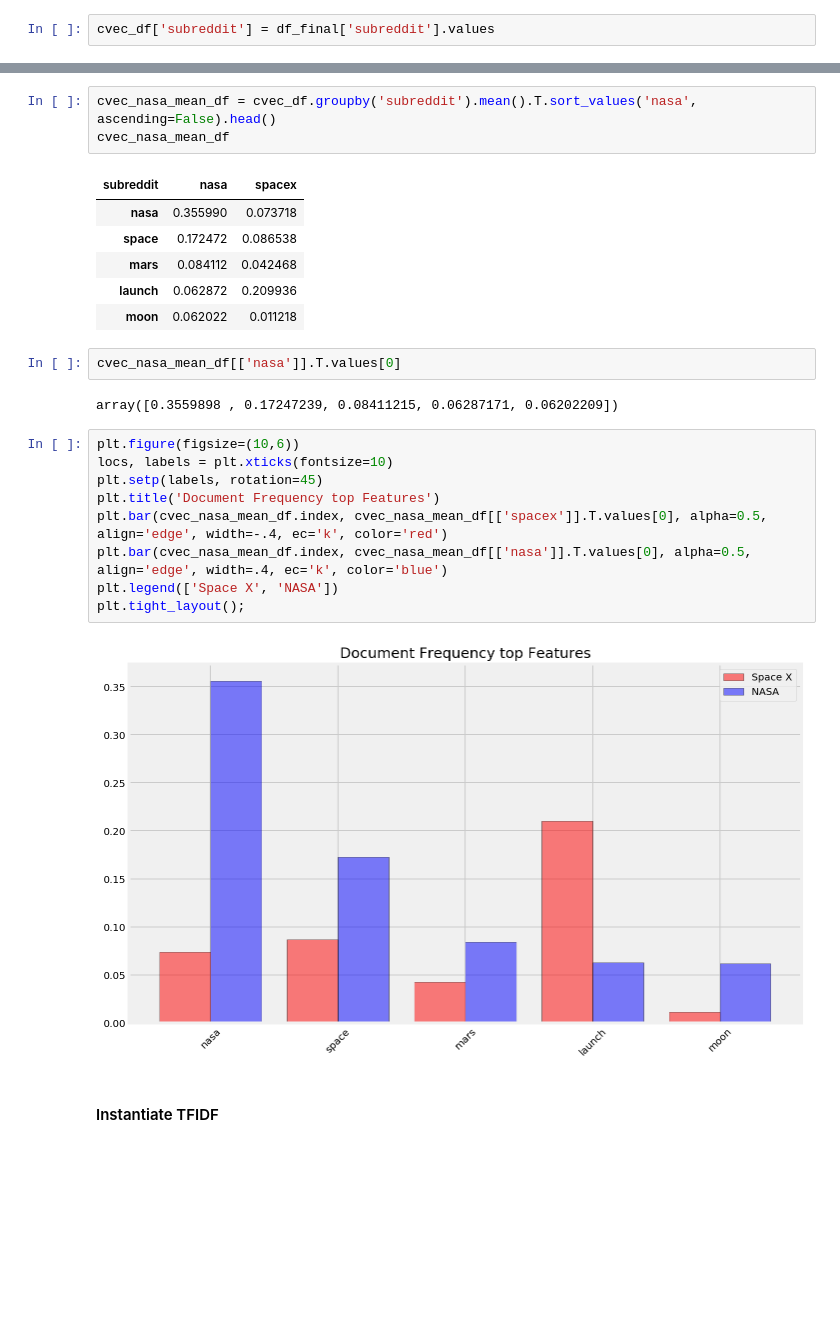
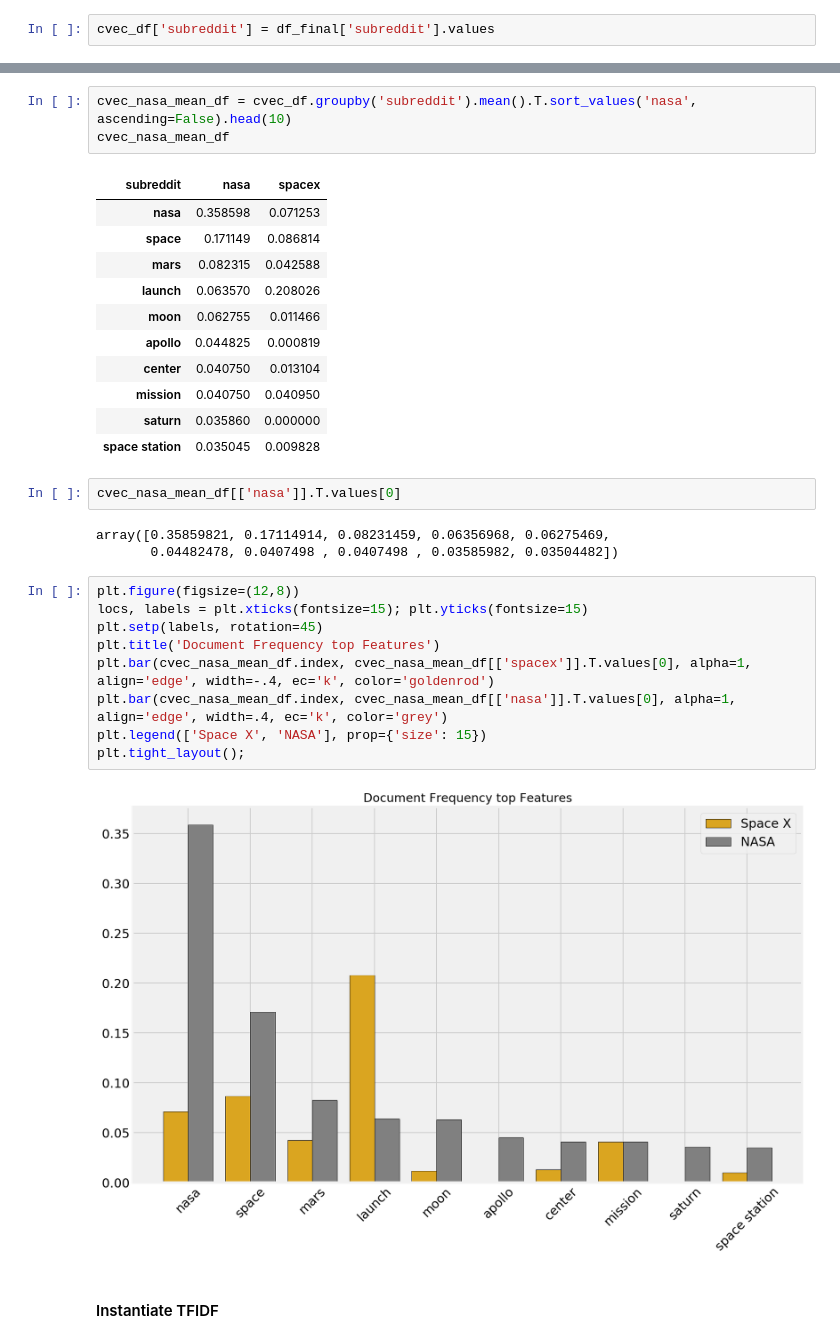
Before and after one commit to datanelson518/NLP-NASA-SpaceX, a Jupyter notebook: jon_nelson_la/code/Proj_03_003_Exploratory_Data_Analysis.ipynb, the cells around one changed output, grey strips where cells are left out. Cells and saved outputs as stored; diff of their text form; blank space fills up the shorter version.

```diff
--- a/jon_nelson_la/code/Proj_03_003_Exploratory_Data_Analysis.ipynb
+++ b/jon_nelson_la/code/Proj_03_003_Exploratory_Data_Analysis.ipynb
@@ -77,28 +89,34 @@ plt.tight_layout();
 # %%
-cvec_nasa_mean_df = cvec_df.groupby('subreddit').mean().T.sort_values('nasa', ascending=False).head()
+cvec_nasa_mean_df = cvec_df.groupby('subreddit').mean().T.sort_values('nasa', ascending=False).head(10)
 cvec_nasa_mean_df
 # %% [output]
 | subreddit | nasa | spacex |
-| nasa | 0.355990 | 0.073718 |
-| space | 0.172472 | 0.086538 |
-| mars | 0.084112 | 0.042468 |
-| launch | 0.062872 | 0.209936 |
-| moon | 0.062022 | 0.011218 |
+| nasa | 0.358598 | 0.071253 |
+| space | 0.171149 | 0.086814 |
+| mars | 0.082315 | 0.042588 |
+| launch | 0.063570 | 0.208026 |
+| moon | 0.062755 | 0.011466 |
+| apollo | 0.044825 | 0.000819 |
+| center | 0.040750 | 0.013104 |
+| mission | 0.040750 | 0.040950 |
+| saturn | 0.035860 | 0.000000 |
+| space station | 0.035045 | 0.009828 |
 # %%
 cvec_nasa_mean_df[['nasa']].T.values[0]
 # %% [output]
-array([0.3559898 , 0.17247239, 0.08411215, 0.06287171, 0.06202209])
+array([0.35859821, 0.17114914, 0.08231459, 0.06356968, 0.06275469,
+       0.04482478, 0.0407498 , 0.0407498 , 0.03585982, 0.03504482])
 # %%
-plt.figure(figsize=(10,6))
-locs, labels = plt.xticks(fontsize=10)
+plt.figure(figsize=(12,8))
+locs, labels = plt.xticks(fontsize=15); plt.yticks(fontsize=15)
 plt.setp(labels, rotation=45)
 plt.title('Document Frequency top Features')
-plt.bar(cvec_nasa_mean_df.index, cvec_nasa_mean_df[['spacex']].T.values[0], alpha=0.5, align='edge', width=-.4, ec='k', color='red')
-plt.bar(cvec_nasa_mean_df.index, cvec_nasa_mean_df[['nasa']].T.values[0], alpha=0.5, align='edge', width=.4, ec='k', color='blue')
-plt.legend(['Space X', 'NASA'])
+plt.bar(cvec_nasa_mean_df.index, cvec_nasa_mean_df[['spacex']].T.values[0], alpha=1, align='edge', width=-.4, ec='k', color='goldenrod')
+plt.bar(cvec_nasa_mean_df.index, cvec_nasa_mean_df[['nasa']].T.values[0], alpha=1, align='edge', width=.4, ec='k', color='grey')
+plt.legend(['Space X', 'NASA'], prop={'size': 15})
 plt.tight_layout();
 # %% [output]
-[figure, old version]
+[figure, new version]
 # %% [markdown]
 #### Instantiate TFIDF
 # %%
```
Also changed, not shown: parts of 16 cells of this notebook, 13 other files.
